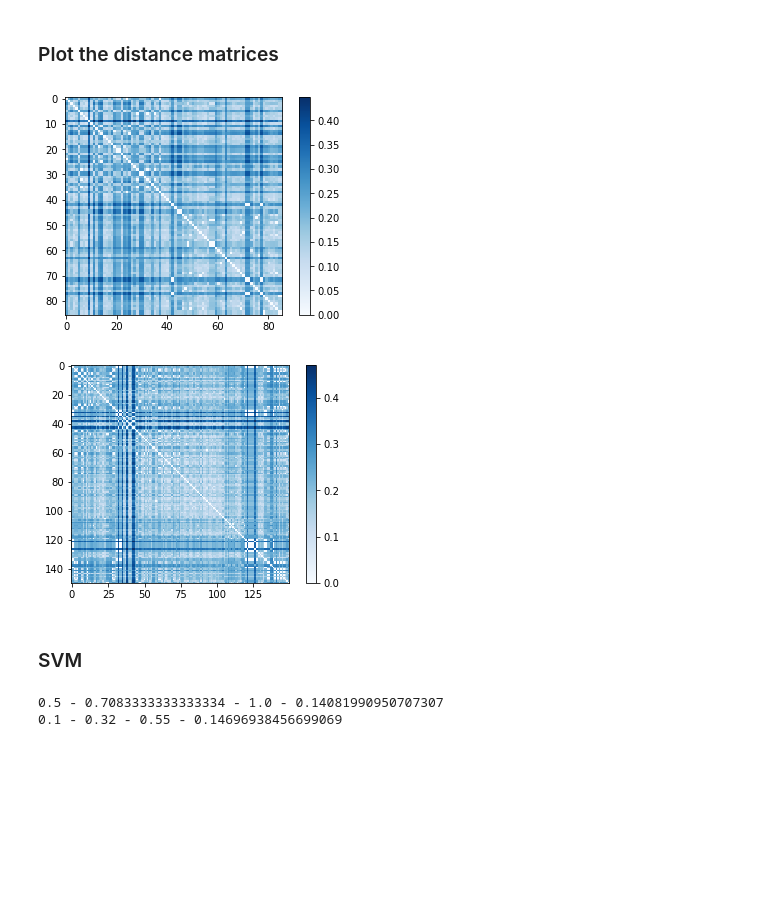
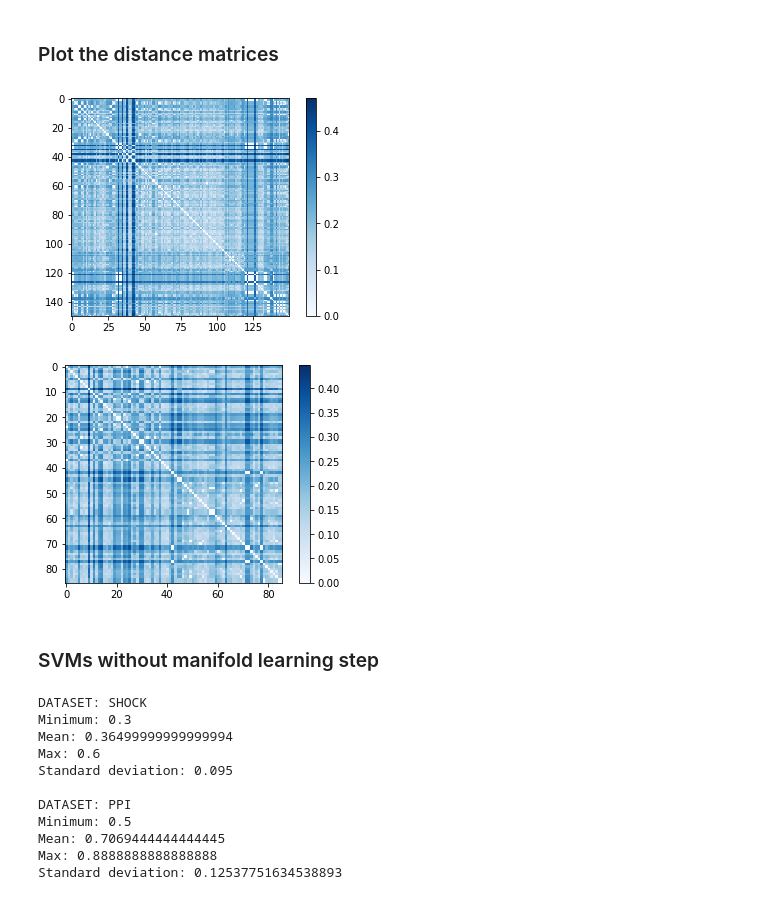
Before and after one commit to LolloneS/Manifold-Learning-and-Graph-Kernels, a Jupyter notebook: main.ipynb, the cells around one changed output. Cells and saved outputs as stored; diff of their text form; code cells hidden in the pictures; blank space fills up the shorter version.

```diff
--- a/main.ipynb
+++ b/main.ipynb
@@ -199,11 +198,10 @@ class WeisfeilerLehman:
         phi = []
         ol = list(map(int, self.original_labels[g]))
         c = Counter(ol)
+        phi = np.zeros(max(ol)+1)
         for k in range(max(ol)+1):
             if k in c:
-                phi.append(c[k])
-            else:
-                phi.append(0)
+                phi[k] = c[k]
         return phi
 
 
@@ -212,15 +210,13 @@ class WeisfeilerLehman:
     g --> index of the graph
     '''
     def count_node_labels_at_current_iteration(self, g):
-        phi = []
         l = list(map(int, [i for _, i in self.compressed_labels.items()]))
-        c = Counter(self.labels[g])  #?
+        c = Counter(self.labels[g])
         m = max(int(i) for i in c)
+        phi = np.zeros(m+1)
         for k in range(m+1):
             if str(k) in c:
-                phi.append(c[str(k)])
-            else:
-                phi.append(0)
+                phi[k] = c[str(k)]
         return phi
 
 
@@ -291,7 +287,7 @@ class WeisfeilerLehman:
         self.original_labels = deepcopy(self.labels)
         self.compressed_index = int(self.get_max_global_degree()[0]) + 1
         self.compressed_labels = {}
-        self.count_labels = {} # {iterazione1 : {grafo1 : conteggio1, grafo2 : conteggio2, ...}, ...}
+        self.count_labels = {} # {iter1 : {graph1 : count1, graph2 : count2, ...}, ...}
         for i in range(self.n):
             self.count_labels[i] = {}
             self.count_labels[i][0] = self.count_original_node_labels(i)
@@ -312,35 +308,40 @@ for t in threads:
 for t in threads:
     t.join()
 
-SHOCK_sm = wl_SHOCK.pairwise_sim_matrix
-PPI_sm = wl_PPI.pairwise_sim_matrix
+similarity_matrices = [wl_SHOCK.pairwise_sim_matrix, wl_PPI.pairwise_sim_matrix]
+labels = [SHOCK_labels, PPI_labels]
+dn = ['SHOCK', 'PPI']
 # %% [markdown]
 ### Plot the distance matrices
-# %%
-PPI_pd = pairwise_distances(PPI_sm, metric='euclidean')
-plt.imshow(PPI_pd, zorder=2, cmap='Blues', interpolation='nearest')
-plt.colorbar();
-plt.show()
-
-SHOCK_pd = pairwise_distances(SHOCK_sm, metric='euclidean')
-plt.imshow(SHOCK_pd, zorder=2, cmap='Blues', interpolation='nearest')
-plt.colorbar();
-plt.show()
-# %% [output]
-[figure, removed]
-[figure, removed]
-# %% [markdown]
-### SVM
-# %%
-strat_k_fold = StratifiedKFold(n_splits = 10, shuffle = True)
-clf = svm.SVC(kernel="linear", C = 1.0)
-scores_ln = cross_val_score(clf, PPI_pd, PPI_labels, cv = strat_k_fold)
-print(str(np.min(scores_ln)) +" - "+str(np.mean(scores_ln))+ " - " + str(np.max(scores_ln)) + " - "+ str(np.std(scores_ln)))
-
-strat_k_fold = StratifiedKFold(n_splits = 10, shuffle = True)
-clf = svm.SVC(kernel="linear", C = 1.0)
-scores_ln = cross_val_score(clf, SHOCK_pd, SHOCK_labels, cv = strat_k_fold)
-print(str(np.min(scores_ln)) +" - "+str(np.mean(scores_ln))+ " - " + str(np.max(scores_ln)) + " - "+ str(np.std(scores_ln)))
-# %% [output]
-0.5 - 0.7083333333333334 - 1.0 - 0.14081990950707307
-0.1 - 0.32 - 0.55 - 0.14696938456699069
+# %%
+pds = []
+for i in range(len(similarity_matrices)):
+    pd = pairwise_distances(similarity_matrices[i], metric='euclidean')
+    pds.append(pd)
+    plt.imshow(pd, cmap='Blues')
+    plt.colorbar()
+    plt.show()
+# %% [output]
+[figure, added]
+[figure, added]
+# %% [markdown]
+### SVMs without manifold learning step
+# %%
+kfold = StratifiedKFold(n_splits=10, shuffle=True)
+clf = svm.SVC(kernel="linear")
+for i in range(len(pds)):
+    cv_score = cross_val_score(clf, pds[i], labels[i], cv = kfold)
+    print(f'DATASET: {dn[i]}\nMinimum: {np.min(cv_score)}\nMean: {np.mean(cv_score)}\nMax: {np.max(cv_score)}')
+    print(f'Standard deviation: {np.std(cv_score)}\n')
+# %% [output]
+DATASET: SHOCK
+Minimum: 0.3
+Mean: 0.36499999999999994
+Max: 0.6
+Standard deviation: 0.095
+
+DATASET: PPI
+Minimum: 0.5
+Mean: 0.7069444444444445
+Max: 0.8888888888888888
+Standard deviation: 0.12537751634538893
```
Also changed, not shown: parts of 5 cells of this notebook.
